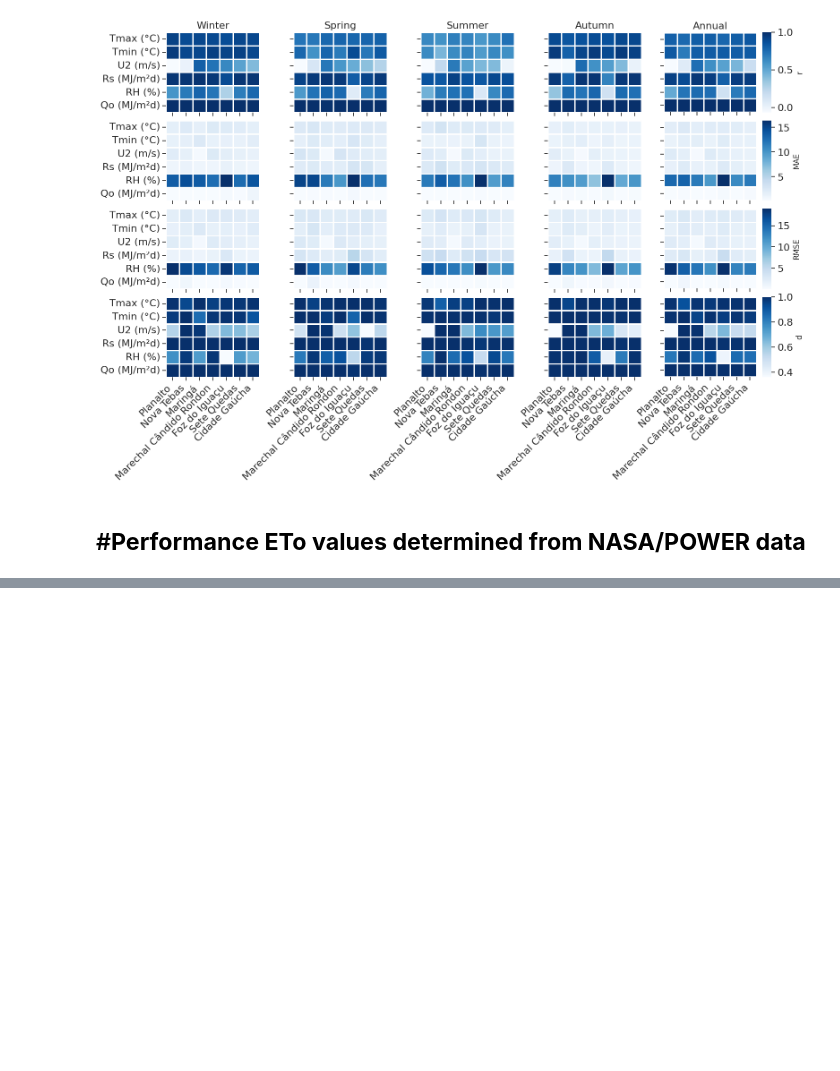
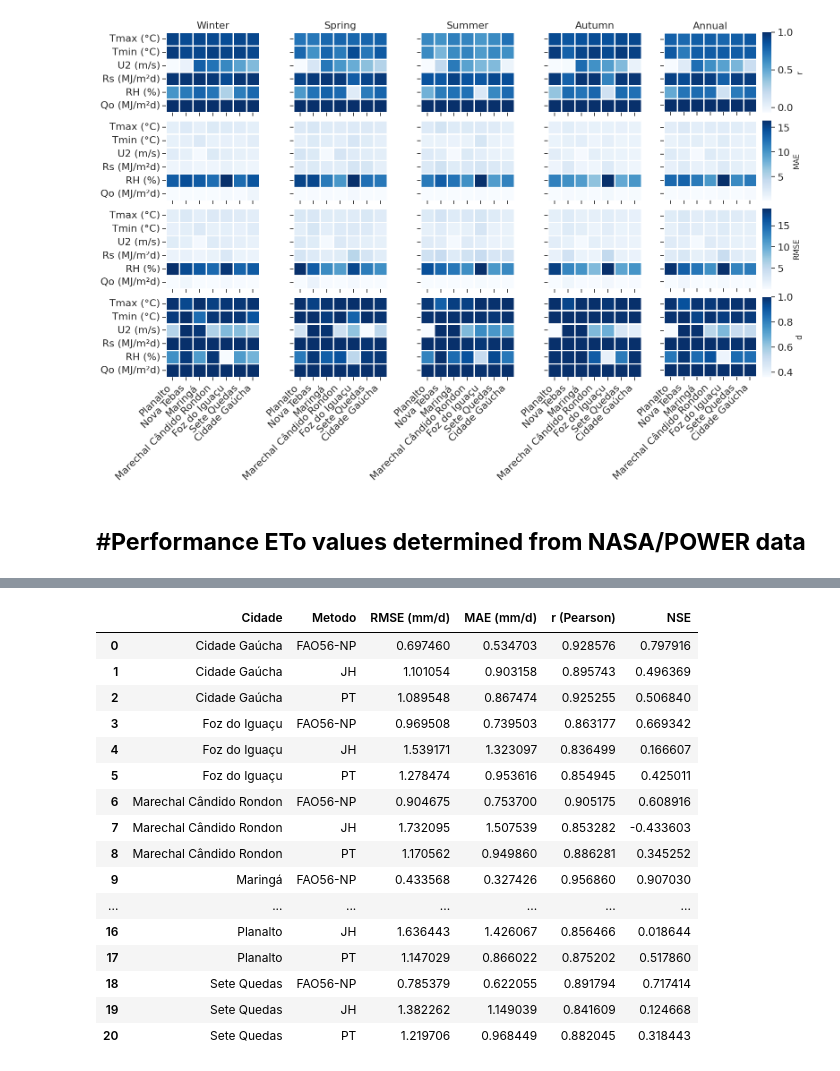
Before and after one commit to fcoliveira-utfpr/nasapower_validation, a Jupyter notebook: validation_eto.ipynb, the cells around one changed output, grey strips where cells are left out. Saved outputs shown, nothing was run; the diff lists cells and outputs as text; code cells hidden in the pictures; blank space fills up the shorter version.

```diff
--- a/validation_eto.ipynb
+++ b/validation_eto.ipynb
@@ -337,3 +335,12 @@ mean absolute error (MAE), root mean square error (RMSE), and Wilmott's concorda
 # %% [markdown]
 #**Performance ETo values determined from NASA/POWER data**
 ---
+# %%
+# -------------------------------------------------------------------
+# Data source URL
+# -------------------------------------------------------------------
+url_3 = "https://raw.githubusercontent.com/fcoliveira-utfpr/nasapower_validation/refs/heads/main/eto_values.csv"
+
+# Read CSV file
+df = pd.read_csv(url_3)
+df
@@ -339,0 +363,76 @@ mean absolute error (MAE), root mean square error (RMSE), and Wilmott's concorda
+# %%
+def rmse(y_obs, y_sim):
+    return np.sqrt(mean_squared_error(y_obs, y_sim))
+
+def mae(y_obs, y_sim):
+    return mean_absolute_error(y_obs, y_sim)
+
+def r_pearson(y_obs, y_sim):
+    return pearsonr(y_obs, y_sim)[0]
+
+def nse(y_obs, y_sim):
+    return 1 - np.sum((y_obs - y_sim)**2) / np.sum((y_obs - np.mean(y_obs))**2)
+
+# Columns
+obs_col = 'Eto - PM (mm/d)'
+sim_cols = {
+    'FAO56-NP': 'Eto - PM (mm/d)- NP',
+    'JH': 'ETo - JH (mm/d)',
+    'PT': 'ETo - PT (mm/d)'
+}
+
+results = []
+
+for cidade, df_cid in df.groupby('Cidade'):
+
+    y_obs = df_cid[obs_col].values
+
+    for metodo, sim_col in sim_cols.items():
+
+        y_sim = df_cid[sim_col].values
+
+        # Remove NaN pairs
+        mask = np.isfinite(y_obs) & np.isfinite(y_sim)
+        y_o = y_obs[mask]
+        y_s = y_sim[mask]
+
+        if len(y_o) < 2:
+            continue
+
+        results.append({
+            'Cidade': cidade,
+            'Metodo': metodo,
+            'RMSE (mm/d)': rmse(y_o, y_s),
+            'MAE (mm/d)': mae(y_o, y_s),
+            'r (Pearson)': r_pearson(y_o, y_s),
+            'NSE': nse(y_o, y_s),
+
+        })
+df_metricas = pd.DataFrame(results)
+
+""""
+Table 3: Performance of reference evapotranspiration (ETo) values
+determined from NASA/POWER reanalysis data compared to surface station
+data from INMET, considering Pearson's correlation coefficient (r),
+Nash-Sutcliffe efficiency coefficient (NSE), mean absolute error (MAE),
+and root mean square error (RMSE).
+"""
+df_metricas
+# %% [output]
+|  | Cidade | Metodo | RMSE (mm/d) | MAE (mm/d) | r (Pearson) | NSE |
+| 0 | Cidade Gaúcha | FAO56-NP | 0.697460 | 0.534703 | 0.928576 | 0.797916 |
+| 1 | Cidade Gaúcha | JH | 1.101054 | 0.903158 | 0.895743 | 0.496369 |
+| 2 | Cidade Gaúcha | PT | 1.089548 | 0.867474 | 0.925255 | 0.506840 |
+| 3 | Foz do Iguaçu | FAO56-NP | 0.969508 | 0.739503 | 0.863177 | 0.669342 |
+| 4 | Foz do Iguaçu | JH | 1.539171 | 1.323097 | 0.836499 | 0.166607 |
+| 5 | Foz do Iguaçu | PT | 1.278474 | 0.953616 | 0.854945 | 0.425011 |
+| 6 | Marechal Cândido Rondon | FAO56-NP | 0.904675 | 0.753700 | 0.905175 | 0.608916 |
+| 7 | Marechal Cândido Rondon | JH | 1.732095 | 1.507539 | 0.853282 | -0.433603 |
+| 8 | Marechal Cândido Rondon | PT | 1.170562 | 0.949860 | 0.886281 | 0.345252 |
+| 9 | Maringá | FAO56-NP | 0.433568 | 0.327426 | 0.956860 | 0.907030 |
+| ... | ... | ... | ... | ... | ... | ... |
+| 16 | Planalto | JH | 1.636443 | 1.426067 | 0.856466 | 0.018644 |
+| 17 | Planalto | PT | 1.147029 | 0.866022 | 0.875202 | 0.517860 |
+| 18 | Sete Quedas | FAO56-NP | 0.785379 | 0.622055 | 0.891794 | 0.717414 |
+| 19 | Sete Quedas | JH | 1.382262 | 1.149039 | 0.841609 | 0.124668 |
+| 20 | Sete Quedas | PT | 1.219706 | 0.968449 | 0.882045 | 0.318443 |
```
Also changed, not shown: parts of 7 cells of this notebook.
